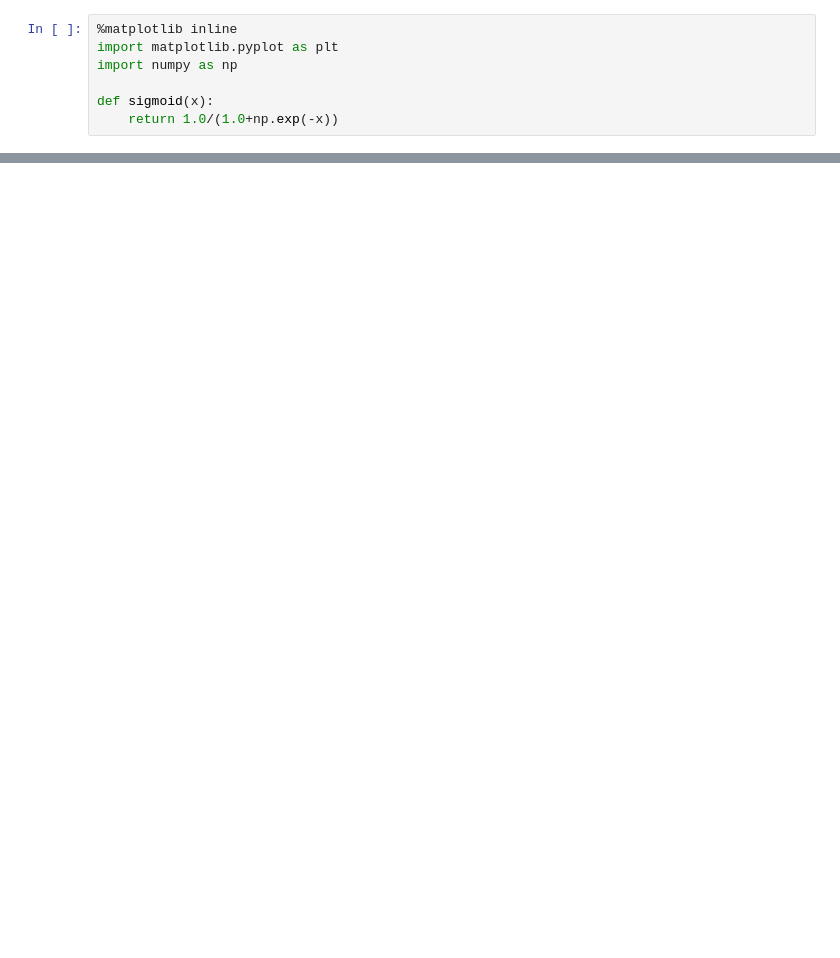
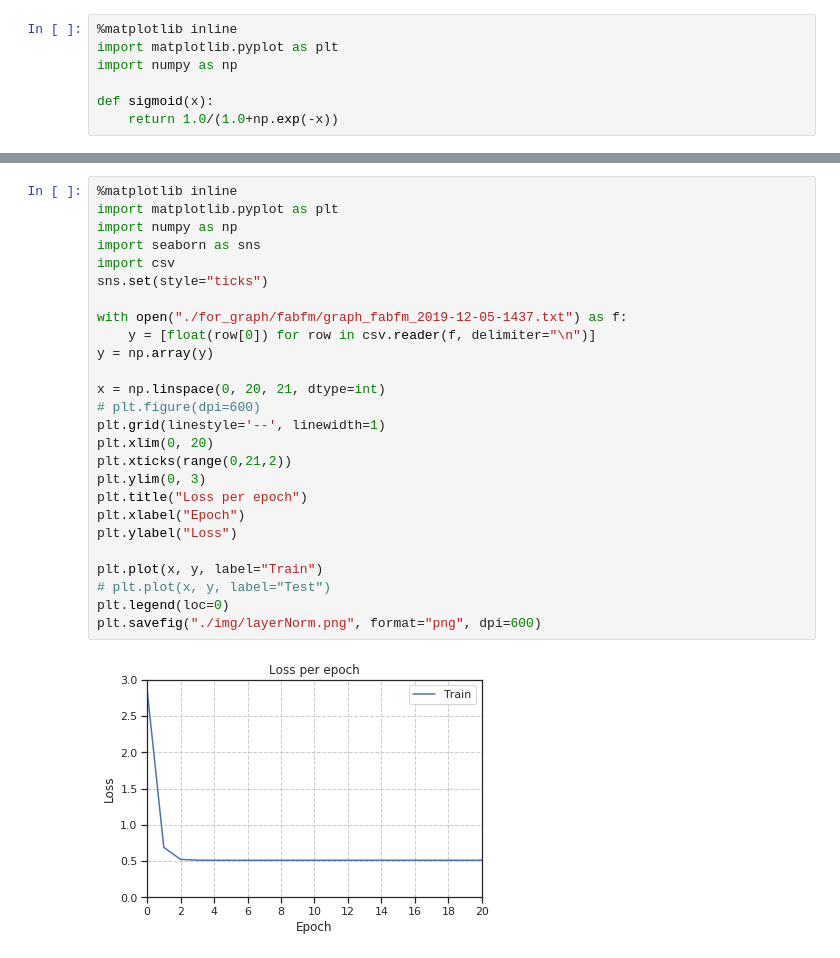
Before and after one commit to imyutaro/fm, a Jupyter notebook: plot_graph.ipynb, the cells around one changed output, grey strips where cells are left out. Saved outputs shown, nothing was run; the diff lists cells and outputs as text; blank space fills up the shorter version.

```diff
--- a/plot_graph.ipynb
+++ b/plot_graph.ipynb
@@ -31,0 +102,28 @@ plt.savefig("./img/sig.png", dpi=600)
+# %%
+%matplotlib inline
+import matplotlib.pyplot as plt
+import numpy as np
+import seaborn as sns
+import csv
+sns.set(style="ticks")
+
+with open("./for_graph/fabfm/graph_fabfm_2019-12-05-1437.txt") as f:
+    y = [float(row[0]) for row in csv.reader(f, delimiter="\n")]
+y = np.array(y)
+
+x = np.linspace(0, 20, 21, dtype=int)
+# plt.figure(dpi=600)
+plt.grid(linestyle='--', linewidth=1)
+plt.xlim(0, 20)
+plt.xticks(range(0,21,2))
+plt.ylim(0, 3)
+plt.title("Loss per epoch")
+plt.xlabel("Epoch")
+plt.ylabel("Loss")
+
+plt.plot(x, y, label="Train")
+# plt.plot(x, y, label="Test")
+plt.legend(loc=0)
+plt.savefig("./img/layerNorm.png", format="png", dpi=600)
+# %% [output]
+[figure, added]
```
Also changed, not shown: parts of 34 cells of this notebook, 2 other files.
